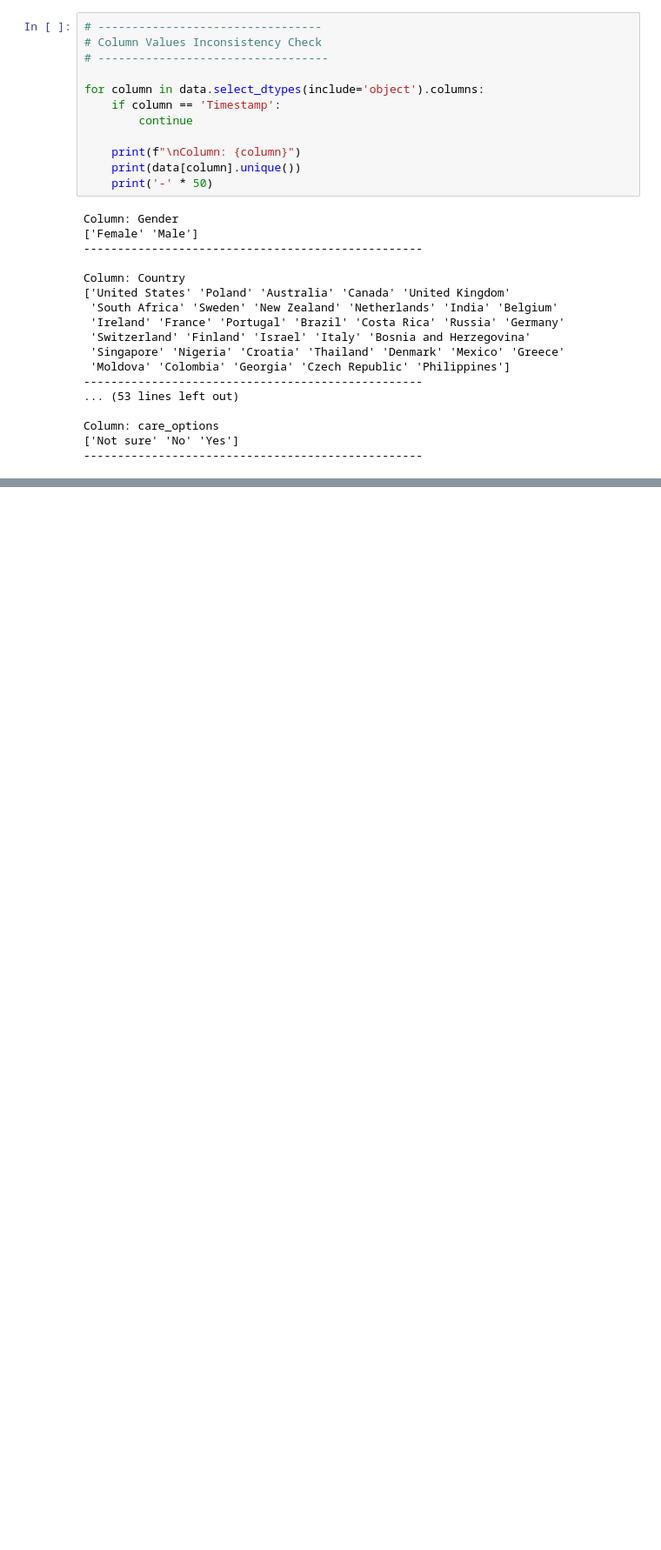
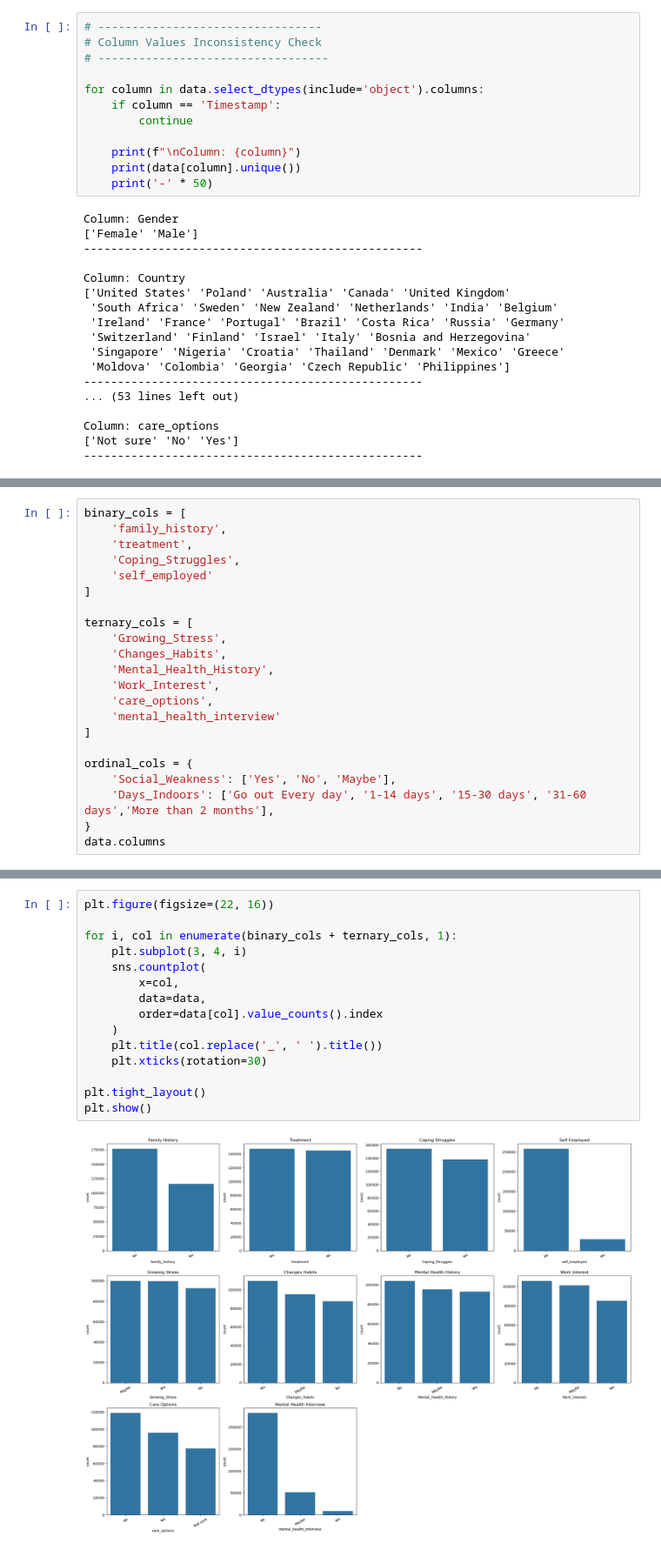
Before and after one commit to OmarAymanZaid/MentalHealth_RiskAssessment, a Jupyter notebook: notebooks/1_DataExploration.ipynb, the cells around one changed output, grey strips where cells are left out. Shown at 87% size. Cells and saved outputs as stored; diff of their text form; blank space fills up the shorter version.

Commit message:
DataExploration: distribution of the data points.

```diff
--- a/notebooks/1_DataExploration.ipynb
+++ b/notebooks/1_DataExploration.ipynb
@@ -179,0 +193,22 @@ Column: care_options
+# %%
+binary_cols = [
+    'family_history',
+    'treatment',
+    'Coping_Struggles',
+    'self_employed'
+]
+
+ternary_cols = [
+    'Growing_Stress',
+    'Changes_Habits',
+    'Mental_Health_History',
+    'Work_Interest',
+    'care_options',
+    'mental_health_interview'
+]
+
+ordinal_cols = {
+    'Social_Weakness': ['Yes', 'No', 'Maybe'],
+    'Days_Indoors': ['Go out Every day', '1-14 days', '15-30 days', '31-60 days','More than 2 months'],
+}
+data.columns
@@ -179,0 +222,17 @@ Column: care_options
+# %%
+plt.figure(figsize=(22, 16))
+
+for i, col in enumerate(binary_cols + ternary_cols, 1):
+    plt.subplot(3, 4, i)
+    sns.countplot(
+        x=col,
+        data=data,
+        order=data[col].value_counts().index
+    )
+    plt.title(col.replace('_', ' ').title())
+    plt.xticks(rotation=30)
+
+plt.tight_layout()
+plt.show()
+# %% [output]
+[figure, added]
```
Also changed, not shown: parts of 9 cells of this notebook.
